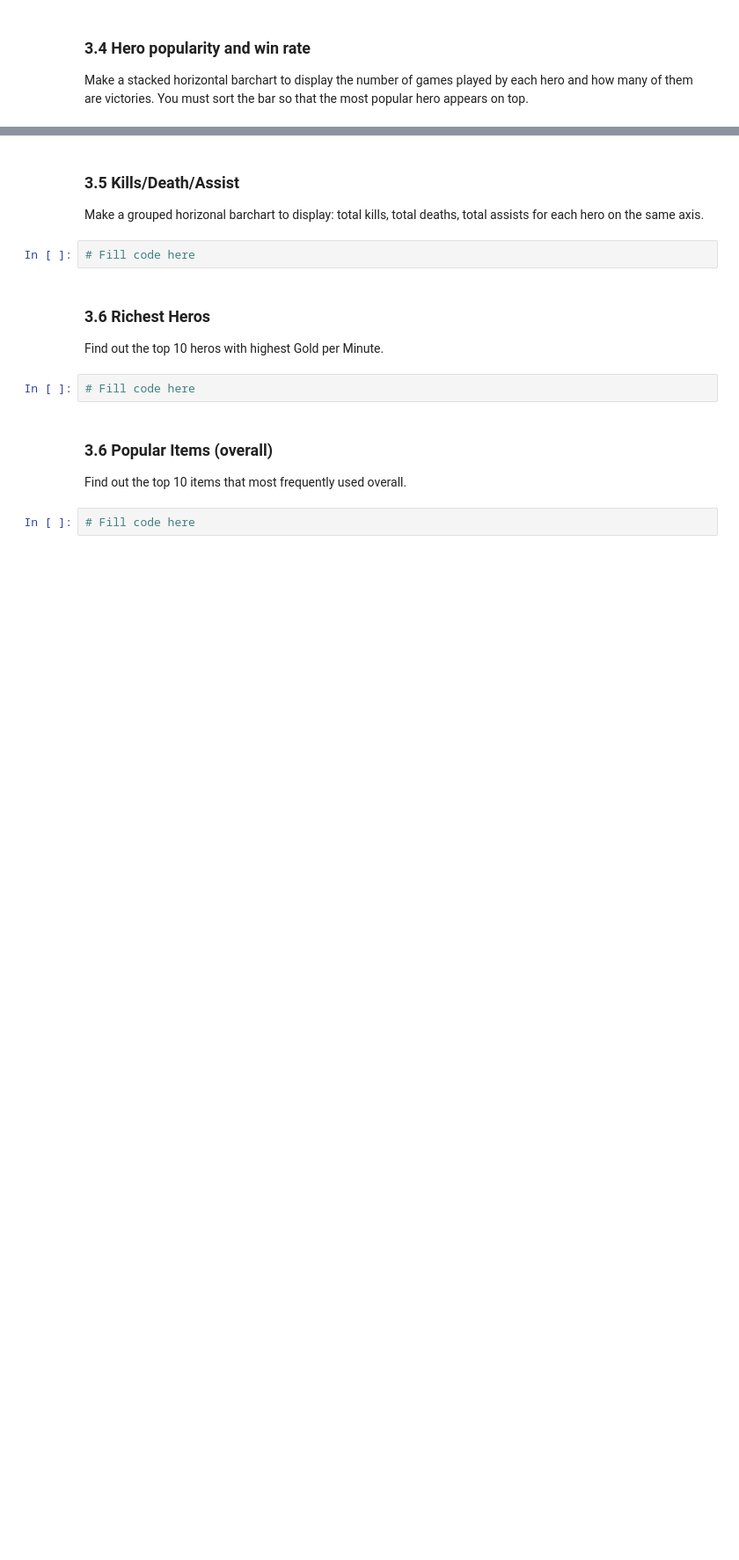
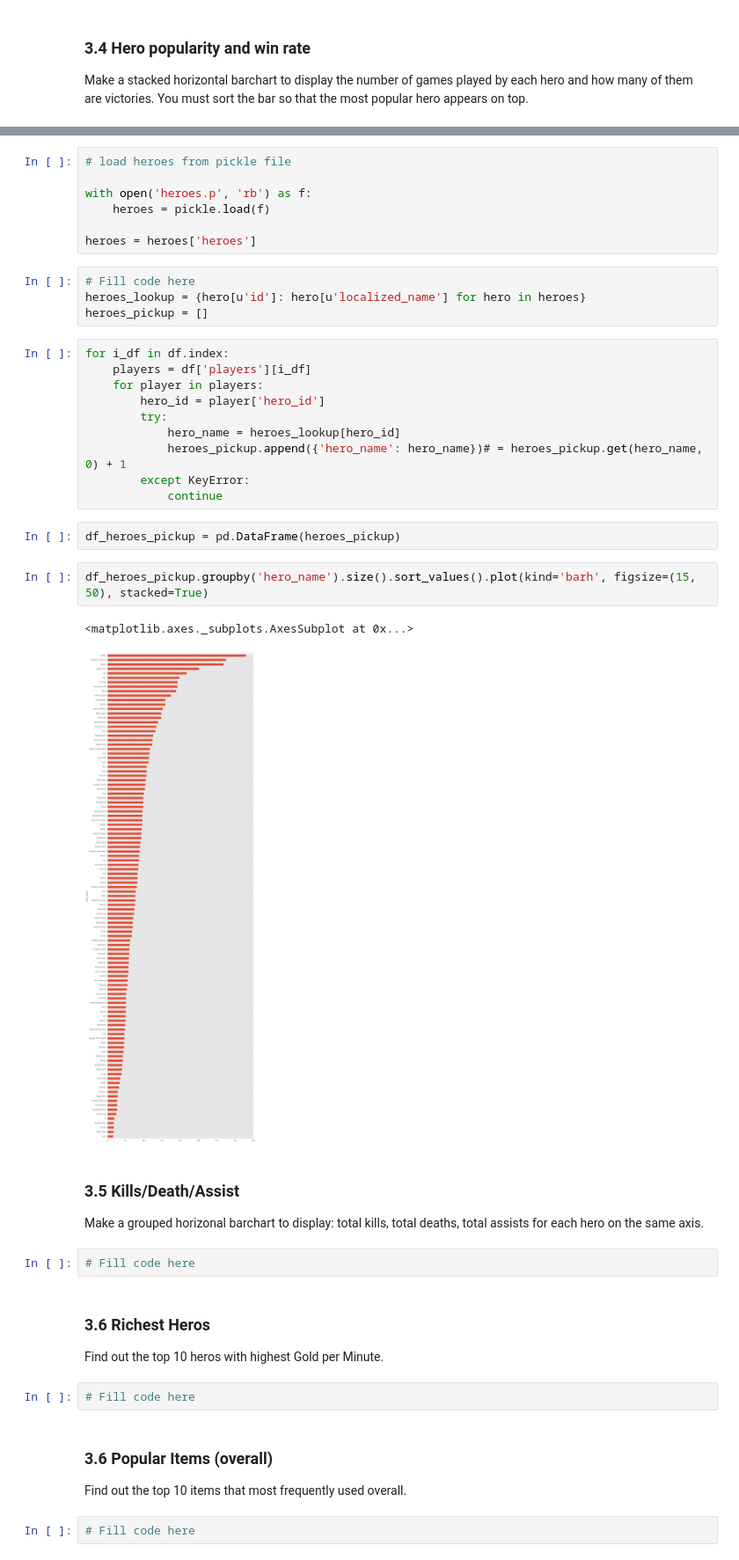
Before and after one commit to tow02/iccs413, a Jupyter notebook: assignments/a2/Assn 2 - Web API and Data Storage.ipynb, the cells around one changed output, grey strips where cells are left out. Shown at 88% size. Drawn from its saved outputs; the diff is of its cells as text; blank space fills up the shorter version.

Commit message:
show popular heroes in a2 part 3.4

```diff
--- a/assignments/a2/Assn 2 - Web API and Data Storage.ipynb
+++ b/assignments/a2/Assn 2 - Web API and Data Storage.ipynb
@@ -196,3 +219,31 @@ Make a stacked horizontal barchart to display the number of games played by each
+# %%
+# load heroes from pickle file
+
+with open('heroes.p', 'rb') as f:
+    heroes = pickle.load(f)
+
+heroes = heroes['heroes']
+# %%
+# Fill code here
+heroes_lookup = {hero[u'id']: hero[u'localized_name'] for hero in heroes}
+heroes_pickup = []
+# %%
+for i_df in df.index:
+    players = df['players'][i_df]
+    for player in players:
+        hero_id = player['hero_id']
+        try:
+            hero_name = heroes_lookup[hero_id]
+            heroes_pickup.append({'hero_name': hero_name})# = heroes_pickup.get(hero_name, 0) + 1
+        except KeyError:
+            continue
+# %%
+df_heroes_pickup = pd.DataFrame(heroes_pickup)
+# %%
+df_heroes_pickup.groupby('hero_name').size().sort_values().plot(kind='barh', figsize=(15, 50), stacked=True)
+# %% [output]
+<matplotlib.axes._subplots.AxesSubplot at 0x...>
+[figure, added]
 # %% [markdown]
 ### 3.5  Kills/Death/Assist
 
```
Also changed, not shown: parts of 7 cells of this notebook.
